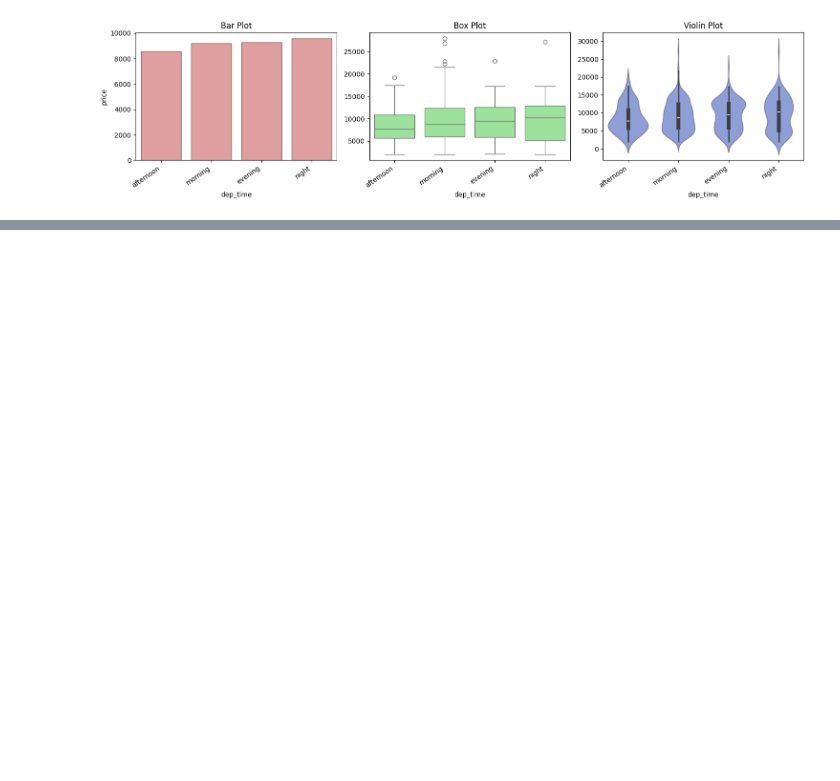
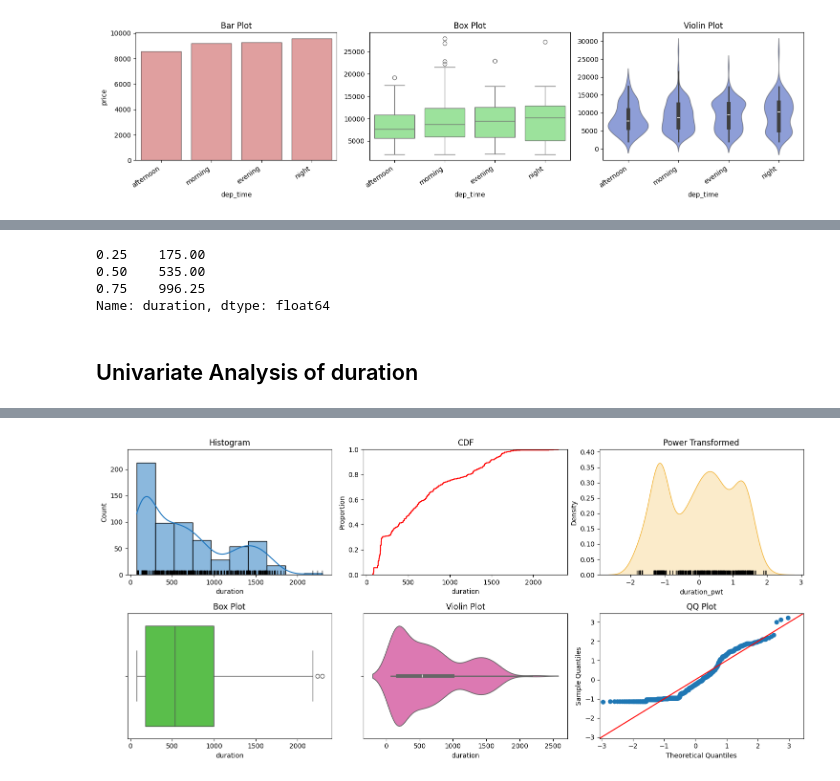
Before and after one commit to Joon-hub/Flight_Fare_Prediction, a Jupyter notebook: Notebooks/EDA.ipynb, the cells around one changed output, grey strips where cells are left out. Drawn from its saved outputs; the diff is of its cells as text; code cells hidden in the pictures; blank space fills up the shorter version.

```diff
--- a/Notebooks/EDA.ipynb
+++ b/Notebooks/EDA.ipynb
@@ -414,0 +481,11 @@ Bi-variate Analysis between dep_time and price
+# %%
+train.duration.quantile([0.25, 0.5, 0.75])
+# %% [output]
+0.25    175.00
+0.50    535.00
+0.75    996.25
+Name: duration, dtype: float64
+# %%
+eda_helper_functions.num_univar_plots(train, "duration")
+# %% [output]
+Univariate Analysis of duration
@@ -414,0 +493 @@ Bi-variate Analysis between dep_time and price
+[figure, added]
```
Also changed, not shown: parts of 20 cells of this notebook, 1 other file.
